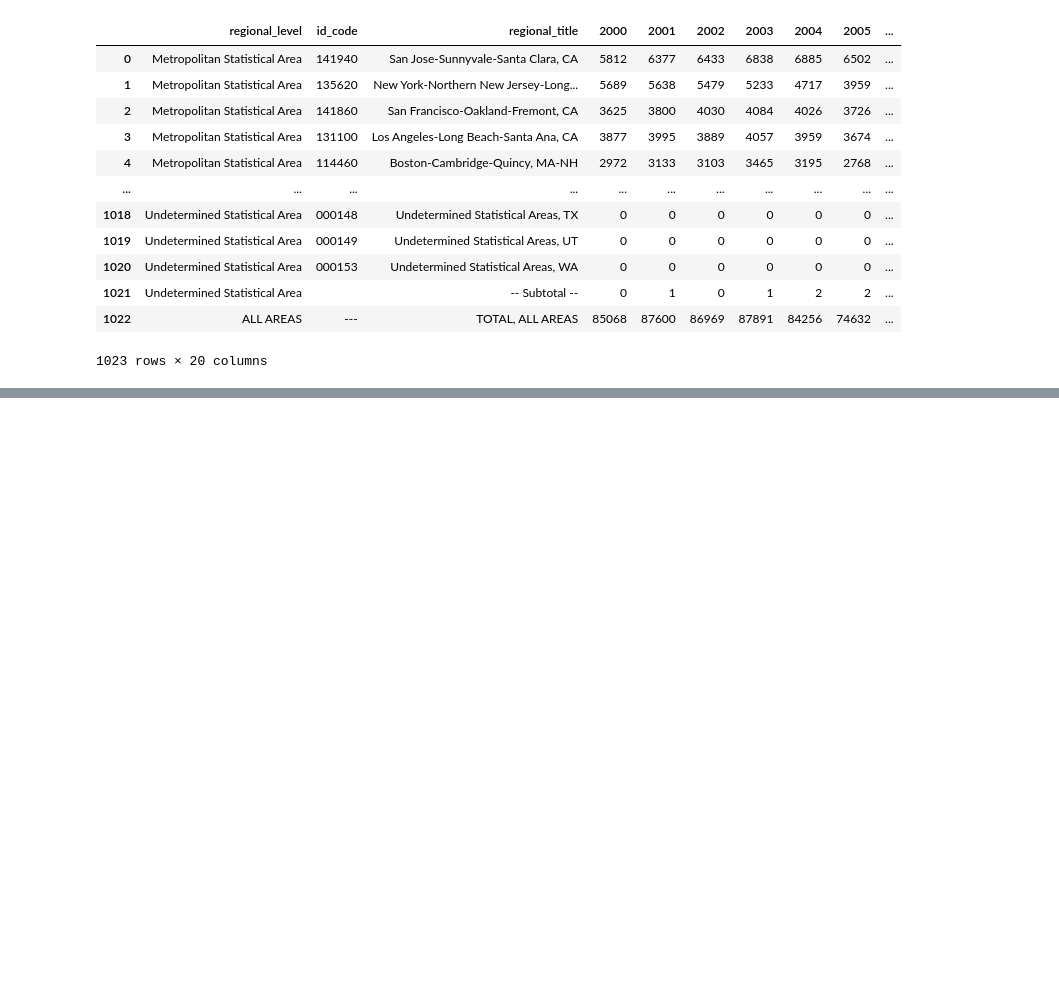
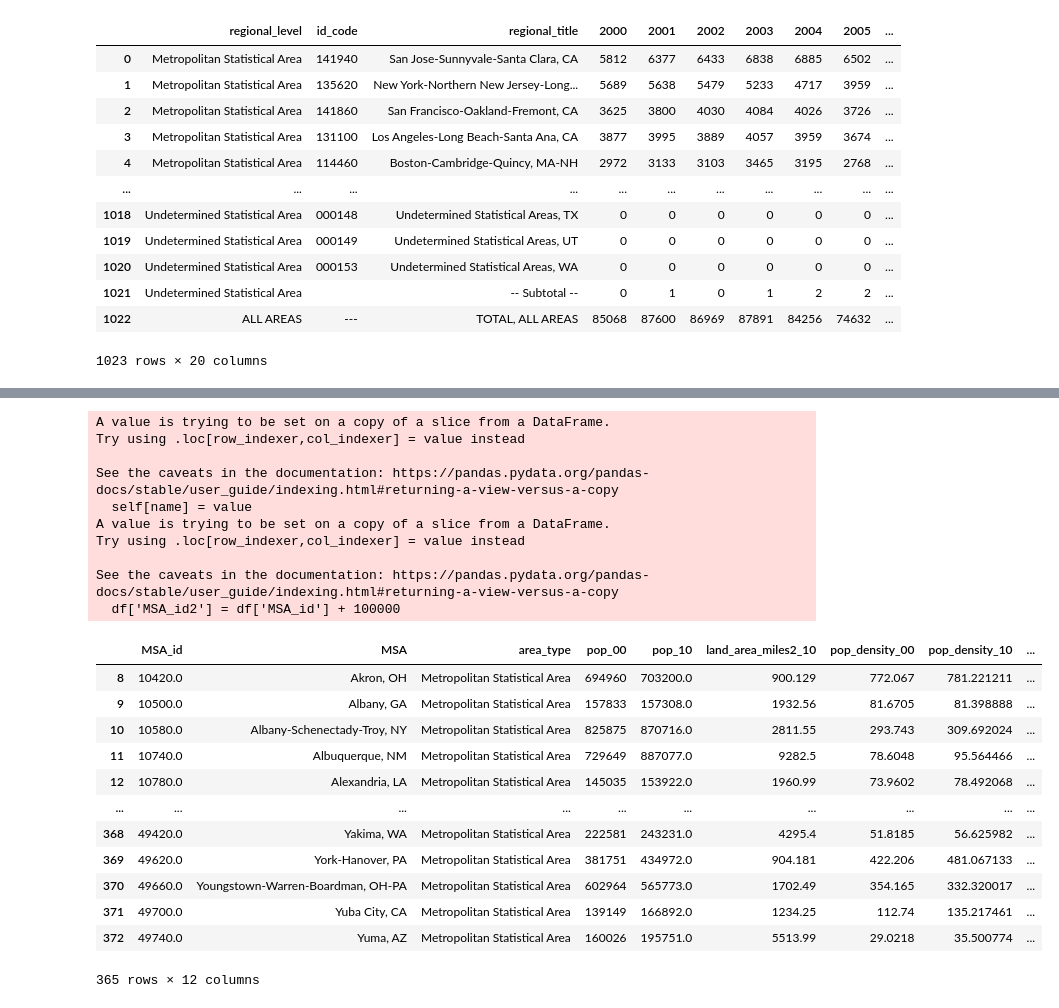
Before and after one commit to 107SBakst/107SBakst.github.io, a Jupyter notebook: Python/Project_chart2.ipynb, the cells around one changed output, grey strips where cells are left out. Cells and saved outputs as stored; diff of their text form; code cells hidden in the pictures; blank space fills up the shorter version.

```diff
--- a/Python/Project_chart2.ipynb
+++ b/Python/Project_chart2.ipynb
@@ -367,0 +385,31 @@ metroip['00-15gr-%'] = ((metroip['2015'] - metroip['2000'])/metroip['2000'])*100
+# %%
+data = pd.read_excel(r'C:\Users\vw191\OneDrive - University of Bristol\Course\3rd year\Data Science\Project\Chart_2_Innovation\copy of cbsa-report-chapter-3-data.xlsx', encoding='cp1252')
+df = data[8:373]
+df.columns=['MSA_id', 'MSA', 'area_type','pop_00', 'pop_10','land_area_miles2_10','pop_density_00','pop_density_10','pop_weighted_00','pop_weighted_10','change_00_10']
+df.MSA_id = df.MSA_id.astype(float)
+df['MSA_id2'] = df['MSA_id'] + 100000
+df
+# %% [output]
+A value is trying to be set on a copy of a slice from a DataFrame.
+Try using .loc[row_indexer,col_indexer] = value instead
+
+See the caveats in the documentation: https://pandas.pydata.org/pandas-docs/stable/user_guide/indexing.html#returning-a-view-versus-a-copy
+  self[name] = value
+A value is trying to be set on a copy of a slice from a DataFrame.
+Try using .loc[row_indexer,col_indexer] = value instead
+
+See the caveats in the documentation: https://pandas.pydata.org/pandas-docs/stable/user_guide/indexing.html#returning-a-view-versus-a-copy
+  df['MSA_id2'] = df['MSA_id'] + 100000
+|  | MSA_id | MSA | area_type | pop_00 | pop_10 | land_area_miles2_10 | pop_density_00 | pop_density_10 | ... |
+| 8 | 10420.0 | Akron, OH | Metropolitan Statistical Area | 694960 | 703200.0 | 900.129 | 772.067 | 781.221211 | ... |
+| 9 | 10500.0 | Albany, GA | Metropolitan Statistical Area | 157833 | 157308.0 | 1932.56 | 81.6705 | 81.398888 | ... |
+| 10 | 10580.0 | Albany-Schenectady-Troy, NY | Metropolitan Statistical Area | 825875 | 870716.0 | 2811.55 | 293.743 | 309.692024 | ... |
+| 11 | 10740.0 | Albuquerque, NM | Metropolitan Statistical Area | 729649 | 887077.0 | 9282.5 | 78.6048 | 95.564466 | ... |
+| 12 | 10780.0 | Alexandria, LA | Metropolitan Statistical Area | 145035 | 153922.0 | 1960.99 | 73.9602 | 78.492068 | ... |
+| ... | ... | ... | ... | ... | ... | ... | ... | ... | ... |
+| 368 | 49420.0 | Yakima, WA | Metropolitan Statistical Area | 222581 | 243231.0 | 4295.4 | 51.8185 | 56.625982 | ... |
+| 369 | 49620.0 | York-Hanover, PA | Metropolitan Statistical Area | 381751 | 434972.0 | 904.181 | 422.206 | 481.067133 | ... |
+| 370 | 49660.0 | Youngstown-Warren-Boardman, OH-PA | Metropolitan Statistical Area | 602964 | 565773.0 | 1702.49 | 354.165 | 332.320017 | ... |
+| 371 | 49700.0 | Yuba City, CA | Metropolitan Statistical Area | 139149 | 166892.0 | 1234.25 | 112.74 | 135.217461 | ... |
+| 372 | 49740.0 | Yuma, AZ | Metropolitan Statistical Area | 160026 | 195751.0 | 5513.99 | 29.0218 | 35.500774 | ... |
+365 rows × 12 columns
```
Also changed, not shown: parts of 5 cells of this notebook.
